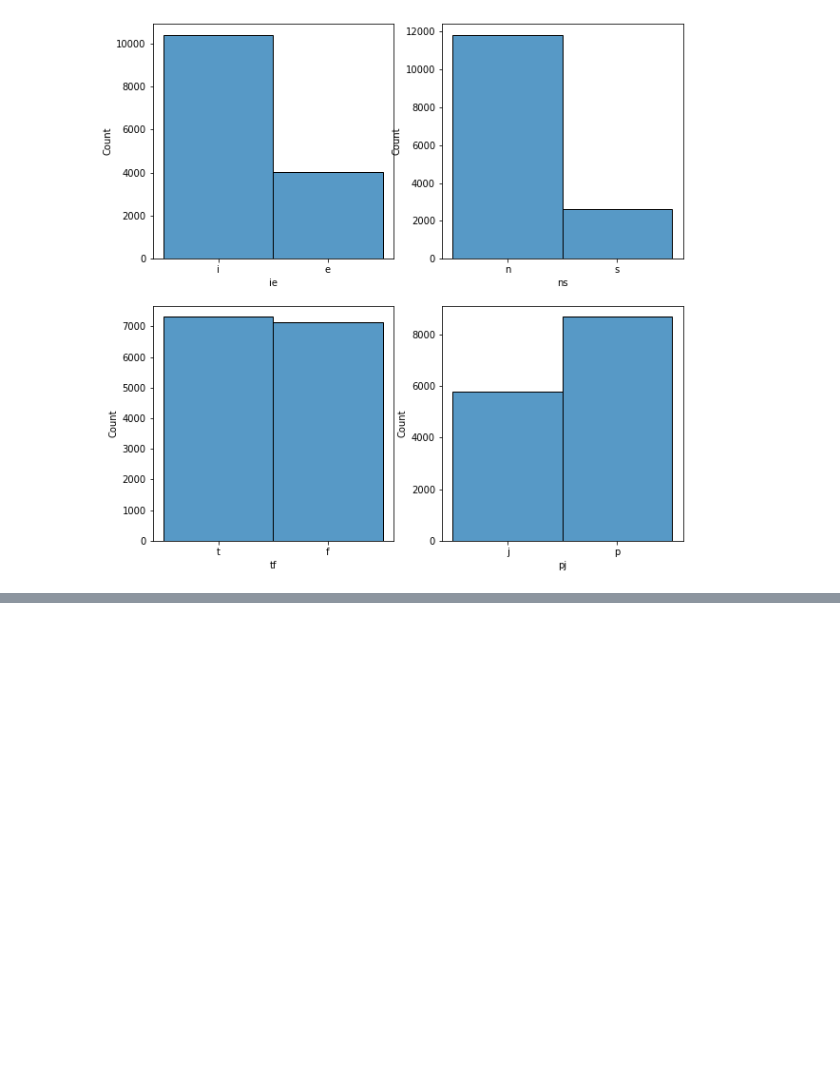
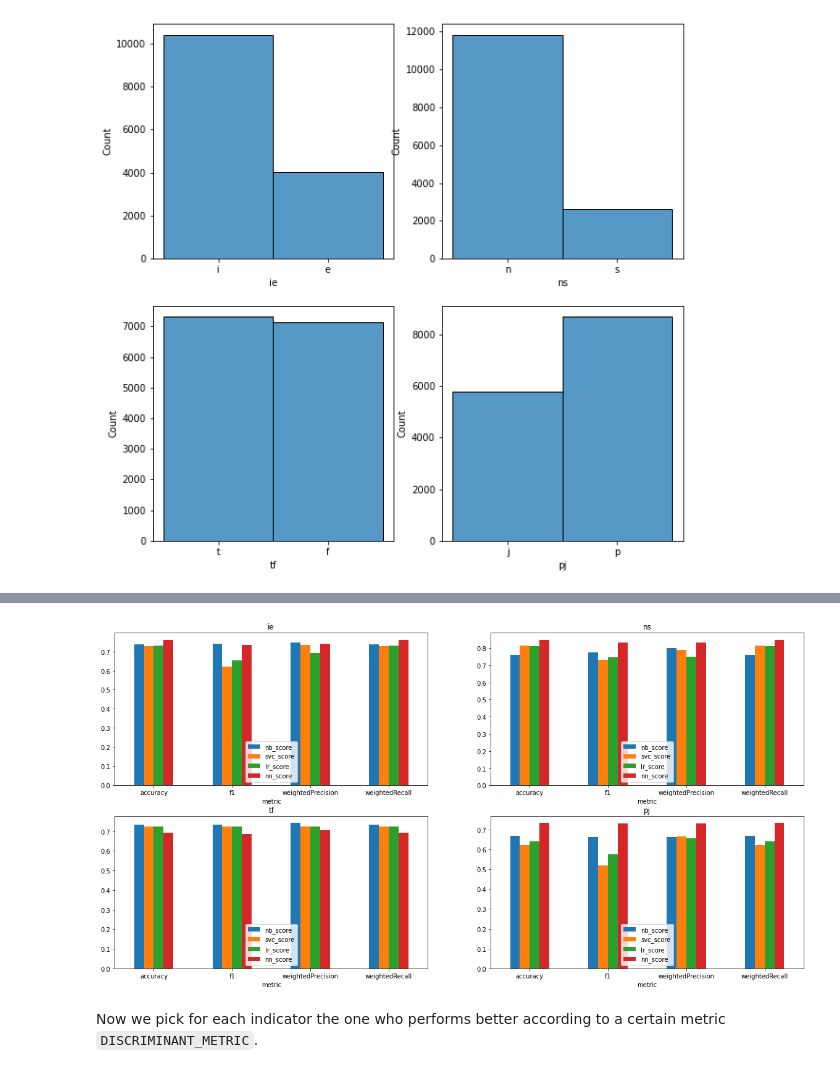
Before and after one commit to edu-rinaldi/MBTI-Predictor, a Jupyter notebook: MBTI.ipynb, the cells around one changed output, grey strips where cells are left out. Drawn from its saved outputs; the diff is of its cells as text; code cells hidden in the pictures; blank space fills up the shorter version.

```diff
--- a/MBTI.ipynb
+++ b/MBTI.ipynb
@@ -455,10 +423,12 @@ REDDIT_DATASET_PATH = "/content/drive/MyDrive/datasets/reddit_mbti.parquet"
 # %% [markdown]
 ## Loading dataset into a Spark DataFrame
 # %%
+# Reddit dataset path
+REDDIT_DATASET_PATH = f"{DATASETS_PATH}reddit_mbti.parquet"
+
 reddit_df = spark.read.load(REDDIT_DATASET_PATH)
 print(f"The dataset is composed by {len(reddit_df.columns)} columns and {reddit_df.count()} records")
 reddit_df.show()
-# reddit_grouped_df = reddit_df.groupBy('redditor_id', 'type', 'text_type').agg(count(col('redditor_id')).alias('num_post'), concat_ws(" ||| ", collect_list("post")).alias('post')).where(col('num_post') >= 50).cache()
 # %% [output]
 The dataset is composed by 5 columns and 5754 records
 +-----------+----+---------+--------+--------------------+
@@ -1268,0 +814,5 @@ for ind in indicators:
+# %%
+final_train_df = fe_pipeline.transform(clean_train_df)
+final_test_df = fe_pipeline.transform(clean_test_df)
+
+final_train_df.show()
@@ -1268,0 +1264,13 @@ for ind in indicators:
+# %%
+# Pretrained LogisticRegression models
+if USE_PRETRAINED_ML_PIPELINE:
+  print("Loading pretrained LR pipeline")
+  tmp = {ind: PipelineModel.load(PRETRAINED_MODELS_PATH+name) for ind, name in PRETRAINED_LR_PIPELINE_NAMES.items()}
+else:
+  # Find new models
+  tmp = lr_model_tuning(final_train_df, labels, featuresCol='pca_features')
+
+for ind in indicators:
+  best_models[ind]['lr'] = (tmp[ind], evaluate_model(tmp[ind], final_test_df, predictionCol=f'{ind}_pred', labelCol=f'idx_{ind}'))
+
+pprint(best_models)
@@ -1268,0 +1382,13 @@ for ind in indicators:
+# %%
+# Pretrained NN models
+if USE_PRETRAINED_ML_PIPELINE:
+  print("Loading pretrained NN pipeline")
+  tmp = {ind: PipelineModel.load(PRETRAINED_MODELS_PATH+name) for ind, name in PRETRAINED_NN_PIPELINE_NAMES.items()}
+else:
+  # Find new models
+  tmp = nn_model_tuning(final_train_df, labels, featuresCol='pca_features', inputLayerSize=100)
+
+for ind in indicators:
+  best_models[ind]['nn'] = (tmp[ind], evaluate_model(tmp[ind], final_test_df, predictionCol=f'{ind}_pred', labelCol=f'idx_{ind}'))
+
+pprint(best_models)
@@ -1268,0 +1416,14 @@ for ind in indicators:
+# %%
+fig, ax = plt.subplots(2, 2, figsize=(20, 10))
+for ind, subplot in zip(indicators, ax.flatten()):
+  metrics = ['accuracy','f1', 'weightedPrecision', 'weightedRecall']
+  pdf = pd.DataFrame({'metric' : metrics})
+
+  for model_name, (model, scores) in best_models[ind].items():
+    pdf[f'{model_name}_score'] = [scores[metric] for metric in metrics]
+
+  pdf.plot.bar(x='metric', rot=0,title=ind, ax=subplot)
+# %% [output]
+[figure, added]
+# %% [markdown]
+Now we pick for each indicator the one who performs better according to a certain metric `DISCRIMINANT_METRIC`.
```
Also changed, not shown: parts of 182 cells of this notebook, 1 other file.
